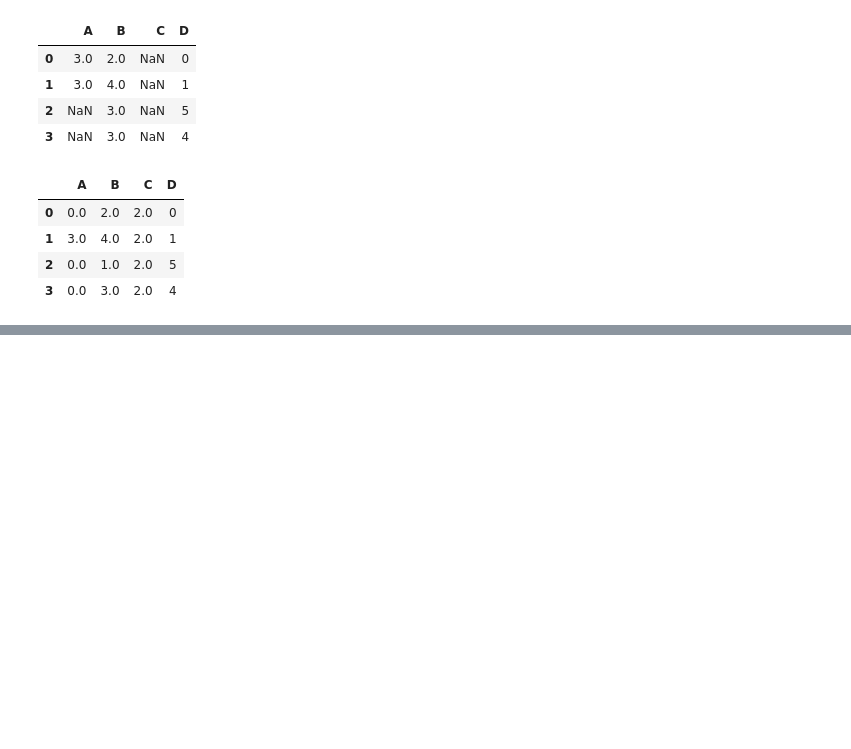
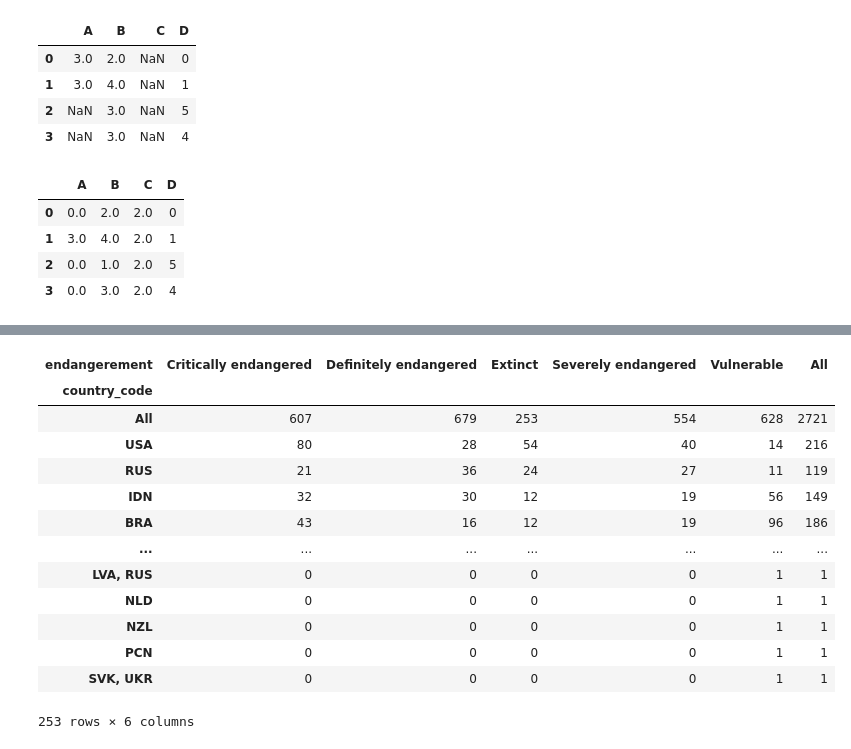
Before and after one commit to gillouche/exploratory-data-analysis, a Jupyter notebook: notebooks/001. pandas.ipynb, the cells around one changed output, grey strips where cells are left out. Saved outputs shown, nothing was run; the diff lists cells and outputs as text; code cells hidden in the pictures; blank space fills up the shorter version.

```diff
--- a/notebooks/001. pandas.ipynb
+++ b/notebooks/001. pandas.ipynb
@@ -1259,0 +1402,4 @@ df.fillna(value={
+# %%
+df = pd.read_csv('data/endangered_languages.csv')
+df.columns = ["id", "english_names", "countries", "country_code", "endangerement", "no", "latitude", "longitude"]
+df.head()
@@ -1259,0 +1413,3 @@ df.fillna(value={
+# %%
+df_2 = pd.crosstab(df["country_code"], df['endangerement'], margins=True)
+df_2.head()
@@ -1259,0 +1424,17 @@ df.fillna(value={
+# %%
+df_2.sort_values(by=['Extinct', 'Definitely endangered', 'Critically endangered', 'Severely endangered', 'Vulnerable'], ascending=False)
+# %% [output]
+| endangerement | Critically endangered | Definitely endangered | Extinct | Severely endangered | Vulnerable | All |
+| country_code |  |  |  |  |  |  |
+| All | 607 | 679 | 253 | 554 | 628 | 2721 |
+| USA | 80 | 28 | 54 | 40 | 14 | 216 |
+| RUS | 21 | 36 | 24 | 27 | 11 | 119 |
+| IDN | 32 | 30 | 12 | 19 | 56 | 149 |
+| BRA | 43 | 16 | 12 | 19 | 96 | 186 |
+| ... | ... | ... | ... | ... | ... | ... |
+| LVA, RUS | 0 | 0 | 0 | 0 | 1 | 1 |
+| NLD | 0 | 0 | 0 | 0 | 1 | 1 |
+| NZL | 0 | 0 | 0 | 0 | 1 | 1 |
+| PCN | 0 | 0 | 0 | 0 | 1 | 1 |
+| SVK, UKR | 0 | 0 | 0 | 0 | 1 | 1 |
+253 rows × 6 columns
```
Also changed, not shown: parts of 46 cells of this notebook, 6 other files.
